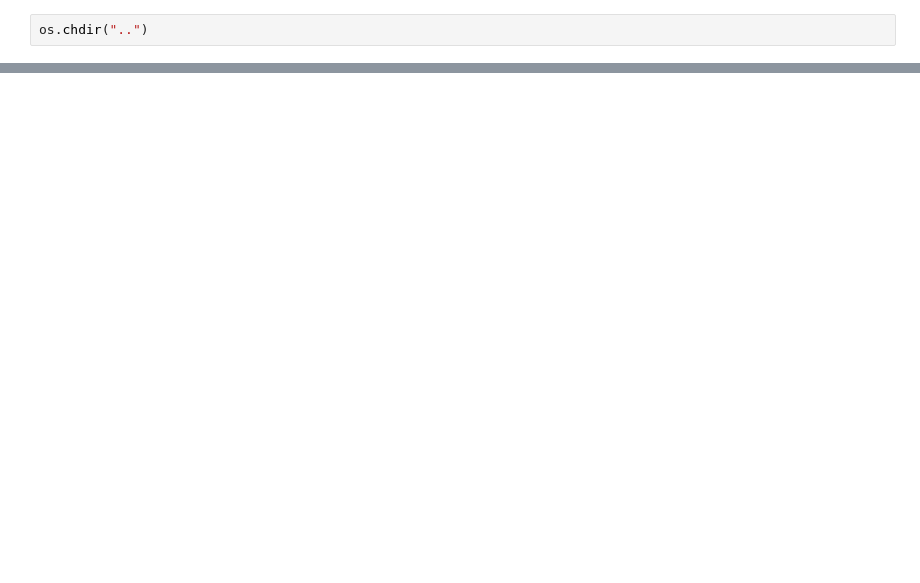
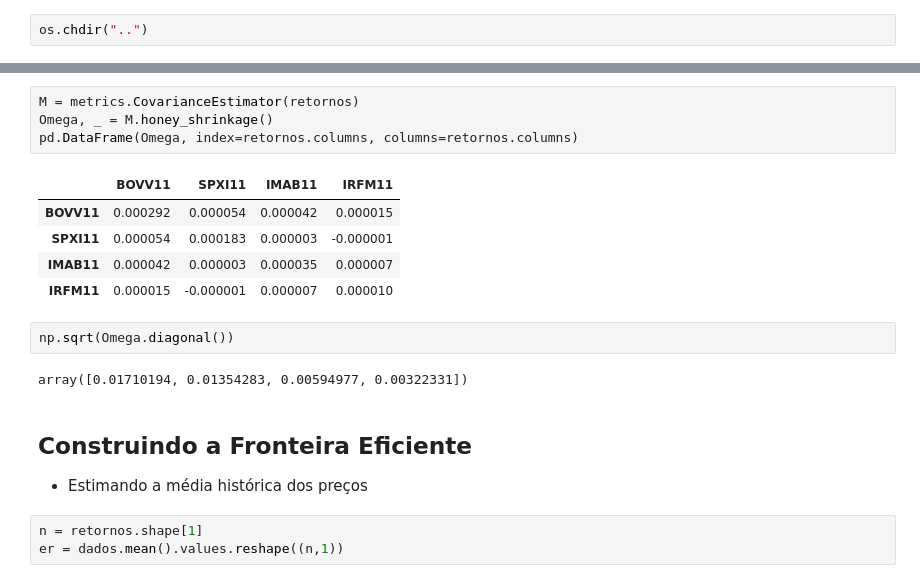
Before and after one commit to brunompasini/HackaItau, a Jupyter notebook: Hacka/n-ativos.ipynb, the cells around one changed output, grey strips where cells are left out. Drawn from its saved outputs; the diff is of its cells as text; blank space fills up the shorter version.

```diff
--- a/Hacka/n-ativos.ipynb
+++ b/Hacka/n-ativos.ipynb
@@ -197,0 +72,20 @@ def minimize_vol(e_r, cov, rp, eps = 0.0001, sim = 100000):
+# %%
+M = metrics.CovarianceEstimator(retornos)
+Omega, _ = M.honey_shrinkage()
+pd.DataFrame(Omega, index=retornos.columns, columns=retornos.columns)
+# %% [output]
+|  | BOVV11 | SPXI11 | IMAB11 | IRFM11 |
+| BOVV11 | 0.000292 | 0.000054 | 0.000042 | 0.000015 |
+| SPXI11 | 0.000054 | 0.000183 | 0.000003 | -0.000001 |
+| IMAB11 | 0.000042 | 0.000003 | 0.000035 | 0.000007 |
+| IRFM11 | 0.000015 | -0.000001 | 0.000007 | 0.000010 |
+# %%
+np.sqrt(Omega.diagonal())
+# %% [output]
+array([0.01710194, 0.01354283, 0.00594977, 0.00322331])
+# %% [markdown]
+## Construindo a Fronteira Eficiente
+- Estimando a média histórica dos preços
+# %%
+n = retornos.shape[1]
+er = dados.mean().values.reshape((n,1))
```
Also changed, not shown: parts of 23 cells of this notebook, 7 other files.
